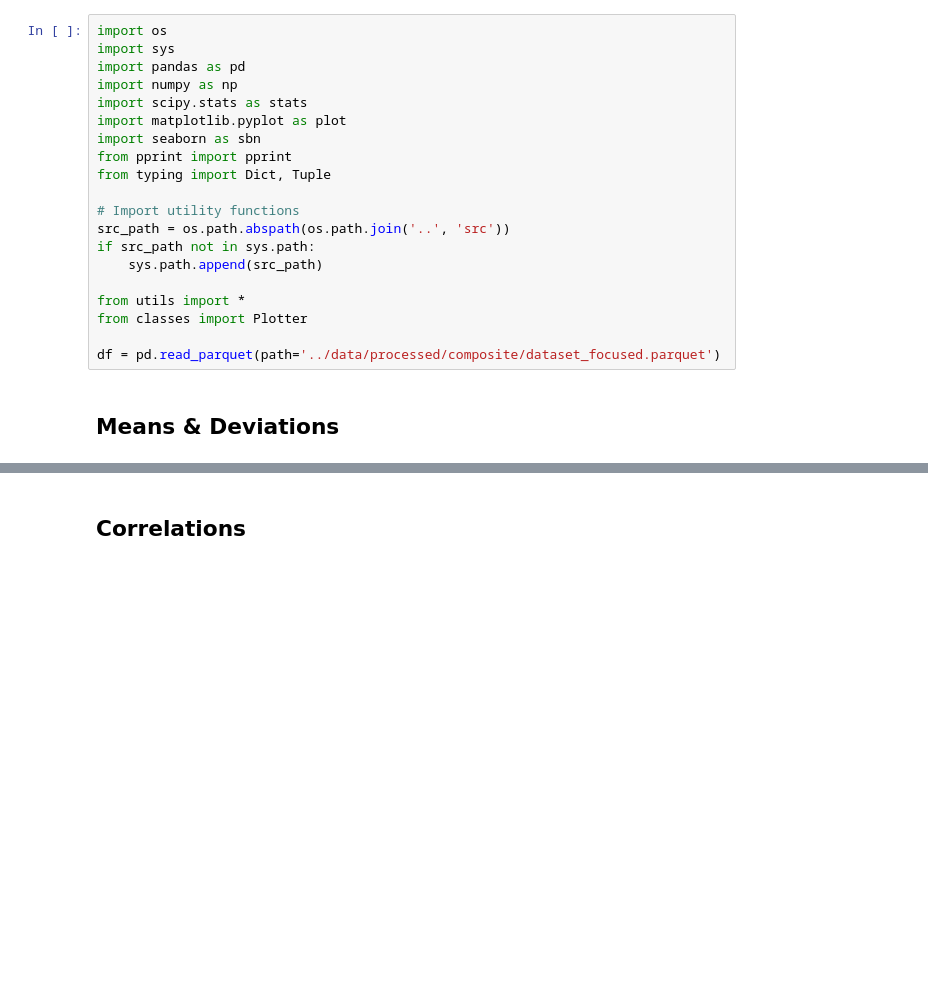
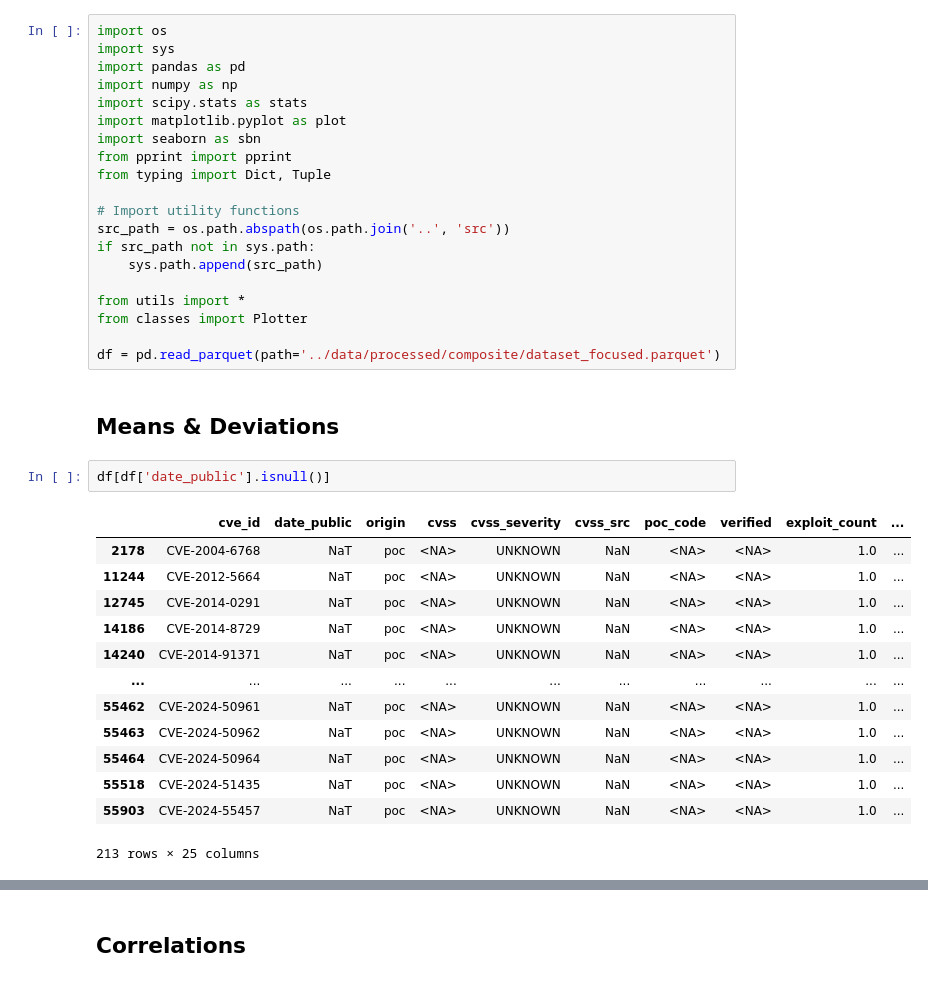
Before and after one commit to JBrocklyAnderson/practice-project, a Jupyter notebook: notebooks/pre_analysis.ipynb, the cells around one changed output, grey strips where cells are left out. Saved outputs shown, nothing was run; the diff lists cells and outputs as text; blank space fills up the shorter version.

```diff
--- a/notebooks/pre_analysis.ipynb
+++ b/notebooks/pre_analysis.ipynb
@@ -23,3 +23,19 @@ from classes import Plotter
 df = pd.read_parquet(path='../data/processed/composite/dataset_focused.parquet')
 # %% [markdown]
 ## Means & Deviations
+# %%
+df[df['date_public'].isnull()]
+# %% [output]
+|  | cve_id | date_public | origin | cvss | cvss_severity | cvss_src | poc_code | verified | exploit_count | ... |
+| 2178 | CVE-2004-6768 | NaT | poc | <NA> | UNKNOWN | NaN | <NA> | <NA> | 1.0 | ... |
+| 11244 | CVE-2012-5664 | NaT | poc | <NA> | UNKNOWN | NaN | <NA> | <NA> | 1.0 | ... |
+| 12745 | CVE-2014-0291 | NaT | poc | <NA> | UNKNOWN | NaN | <NA> | <NA> | 1.0 | ... |
+| 14186 | CVE-2014-8729 | NaT | poc | <NA> | UNKNOWN | NaN | <NA> | <NA> | 1.0 | ... |
+| 14240 | CVE-2014-91371 | NaT | poc | <NA> | UNKNOWN | NaN | <NA> | <NA> | 1.0 | ... |
+| ... | ... | ... | ... | ... | ... | ... | ... | ... | ... | ... |
+| 55462 | CVE-2024-50961 | NaT | poc | <NA> | UNKNOWN | NaN | <NA> | <NA> | 1.0 | ... |
+| 55463 | CVE-2024-50962 | NaT | poc | <NA> | UNKNOWN | NaN | <NA> | <NA> | 1.0 | ... |
+| 55464 | CVE-2024-50964 | NaT | poc | <NA> | UNKNOWN | NaN | <NA> | <NA> | 1.0 | ... |
+| 55518 | CVE-2024-51435 | NaT | poc | <NA> | UNKNOWN | NaN | <NA> | <NA> | 1.0 | ... |
+| 55903 | CVE-2024-55457 | NaT | poc | <NA> | UNKNOWN | NaN | <NA> | <NA> | 1.0 | ... |
+213 rows × 25 columns
```
Also changed, not shown: parts of 9 cells of this notebook, 1 other file.
